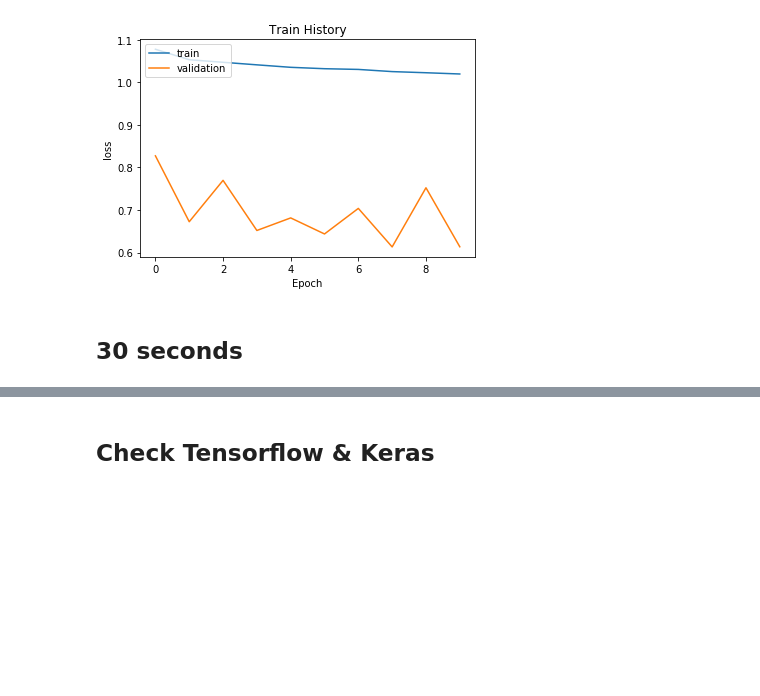
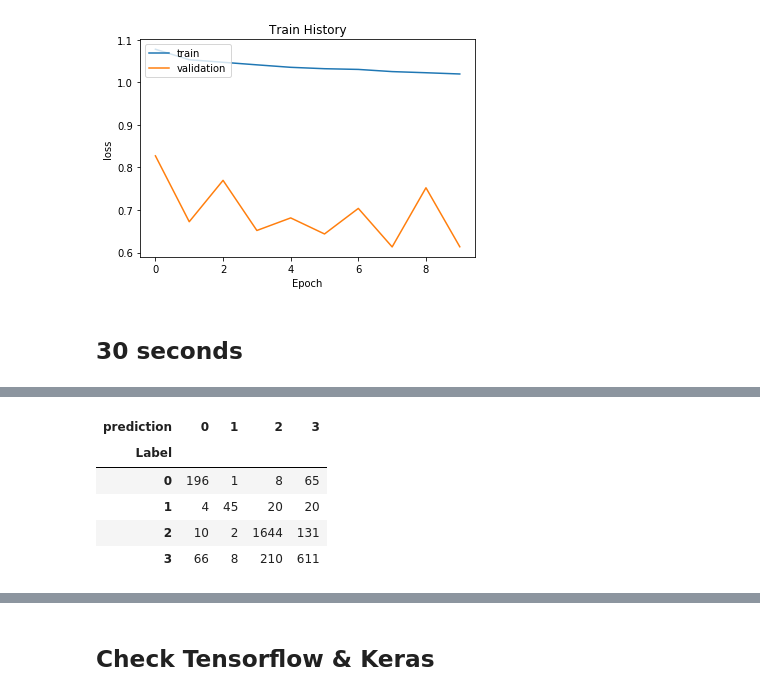
Before and after one commit to yanshuolee/ECG-AF-Detection, a Jupyter notebook: 1D Time-series model.ipynb, the cells around one changed output, grey strips where cells are left out. Drawn from its saved outputs; the diff is of its cells as text; code cells hidden in the pictures; blank space fills up the shorter version.

```diff
--- a/1D Time-series model.ipynb
+++ b/1D Time-series model.ipynb
@@ -329 +330,13 @@ Loss: 0.607, Accuracy: 0.755
 Finish training!
+# %%
+import pandas as pd
+
+test_prediction = model.predict_classes(testData, batch_size=1)
+pd.crosstab(testL, test_prediction, rownames=['Label'], colnames=['prediction'])
+# %% [output]
+| prediction | 0 | 1 | 2 | 3 |
+| Label |  |  |  |  |
+| 0 | 196 | 1 | 8 | 65 |
+| 1 | 4 | 45 | 20 | 20 |
+| 2 | 10 | 2 | 1644 | 131 |
+| 3 | 66 | 8 | 210 | 611 |
```
Also changed, not shown: parts of 10 cells of this notebook, 22 other files.
